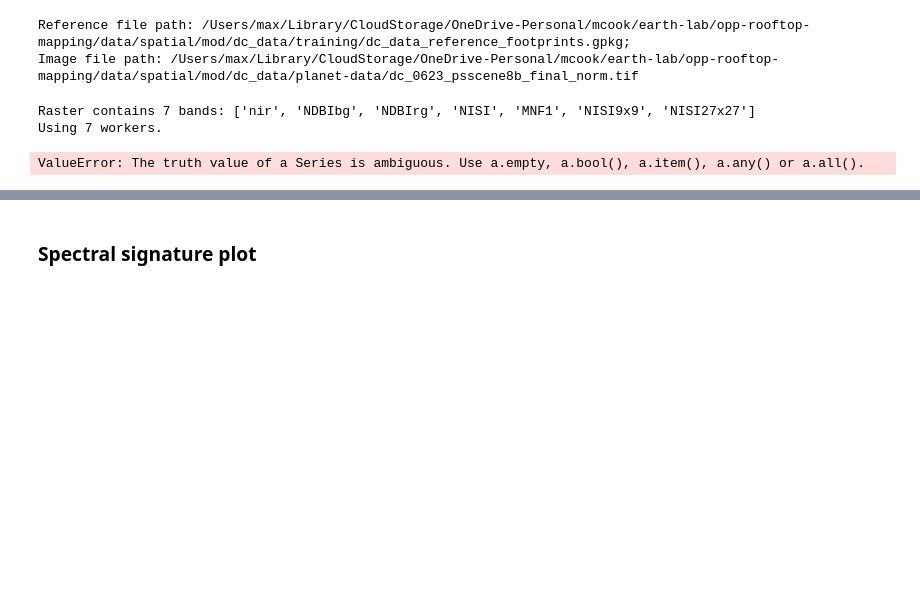
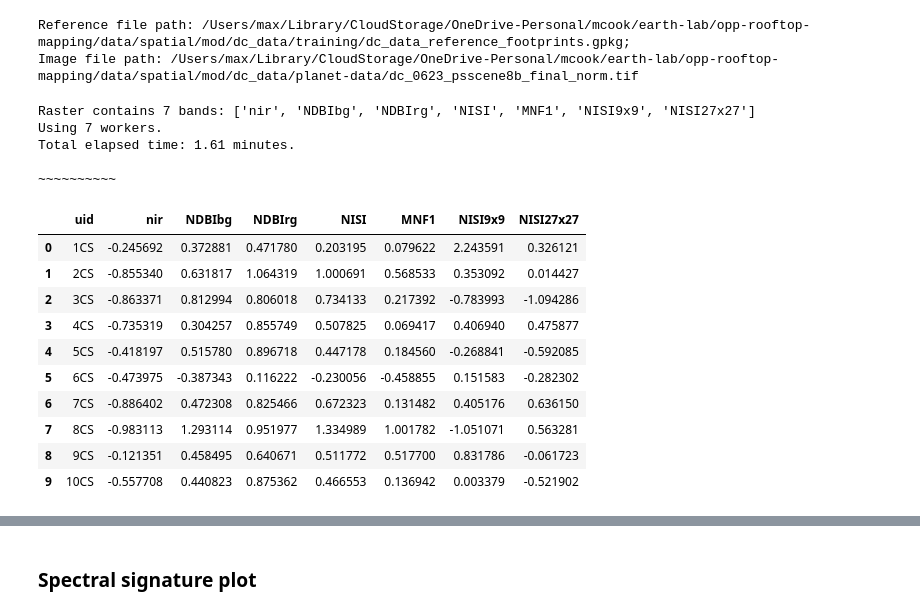
Before and after one commit to maxwellCcook/rooftop-mapping, a Jupyter notebook: code/02sample_image.ipynb, the cells around one changed output, grey strips where cells are left out. Cells and saved outputs as stored; diff of their text form; code cells hidden in the pictures; blank space fills up the shorter version.

```diff
--- a/code/02sample_image.ipynb
+++ b/code/02sample_image.ipynb
@@ -41,9 +61,9 @@ Image file path: /Users/max/Library/CloudStorage/OneDrive-Personal/mcook/earth-l
 t0 = time.time()
 
 # Create the band stats class
-band_stats_obj = BandStatistics(ref_fp, stack_fp)
+band_stats_obj = BandStatistics(ref_fp, stack_fp, unique_id='uid')
 # Run parallel band statistics computation
-result = band_stats_obj.parallel_compute_stats(stat='mean')
+sampled = band_stats_obj.parallel_compute_stats(stat='mean')
 
 t1 = (time.time() - t0) / 60
 print(f"Total elapsed time: {t1:.2f} minutes.")
@@ -51,4 +71,6 @@ print("\n~~~~~~~~~~\n")
 # %% [output]
 Raster contains 7 bands: ['nir', 'NDBIbg', 'NDBIrg', 'NISI', 'MNF1', 'NISI9x9', 'NISI27x27']
 Using 7 workers.
+Total elapsed time: 1.61 minutes.
+
+~~~~~~~~~~
-ValueError: The truth value of a Series is ambiguous. Use a.empty, a.bool(), a.item(), a.any() or a.all().
@@ -62,0 +77,14 @@ print(all_vals.columns.values.tolist())
+# %%
+sampled.head(10)
+# %% [output]
+|  | uid | nir | NDBIbg | NDBIrg | NISI | MNF1 | NISI9x9 | NISI27x27 |
+| 0 | 1CS | -0.245692 | 0.372881 | 0.471780 | 0.203195 | 0.079622 | 2.243591 | 0.326121 |
+| 1 | 2CS | -0.855340 | 0.631817 | 1.064319 | 1.000691 | 0.568533 | 0.353092 | 0.014427 |
+| 2 | 3CS | -0.863371 | 0.812994 | 0.806018 | 0.734133 | 0.217392 | -0.783993 | -1.094286 |
+| 3 | 4CS | -0.735319 | 0.304257 | 0.855749 | 0.507825 | 0.069417 | 0.406940 | 0.475877 |
+| 4 | 5CS | -0.418197 | 0.515780 | 0.896718 | 0.447178 | 0.184560 | -0.268841 | -0.592085 |
+| 5 | 6CS | -0.473975 | -0.387343 | 0.116222 | -0.230056 | -0.458855 | 0.151583 | -0.282302 |
+| 6 | 7CS | -0.886402 | 0.472308 | 0.825466 | 0.672323 | 0.131482 | 0.405176 | 0.636150 |
+| 7 | 8CS | -0.983113 | 1.293114 | 0.951977 | 1.334989 | 1.001782 | -1.051071 | 0.563281 |
+| 8 | 9CS | -0.121351 | 0.458495 | 0.640671 | 0.511772 | 0.517700 | 0.831786 | -0.061723 |
+| 9 | 10CS | -0.557708 | 0.440823 | 0.875362 | 0.466553 | 0.136942 | 0.003379 | -0.521902 |
```
Also changed, not shown: parts of 12 cells of this notebook, 2 other files.
